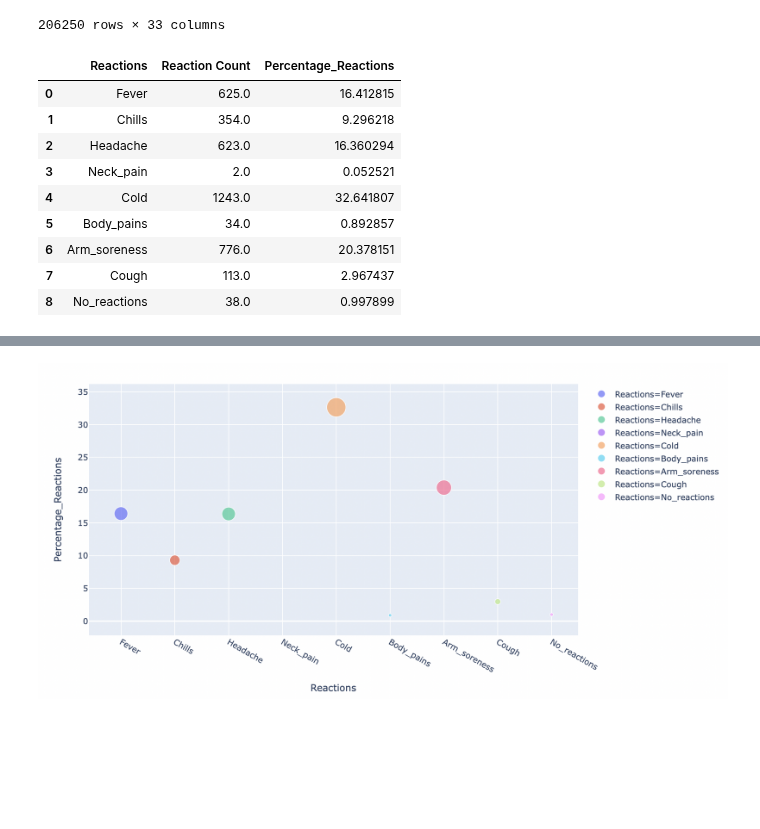
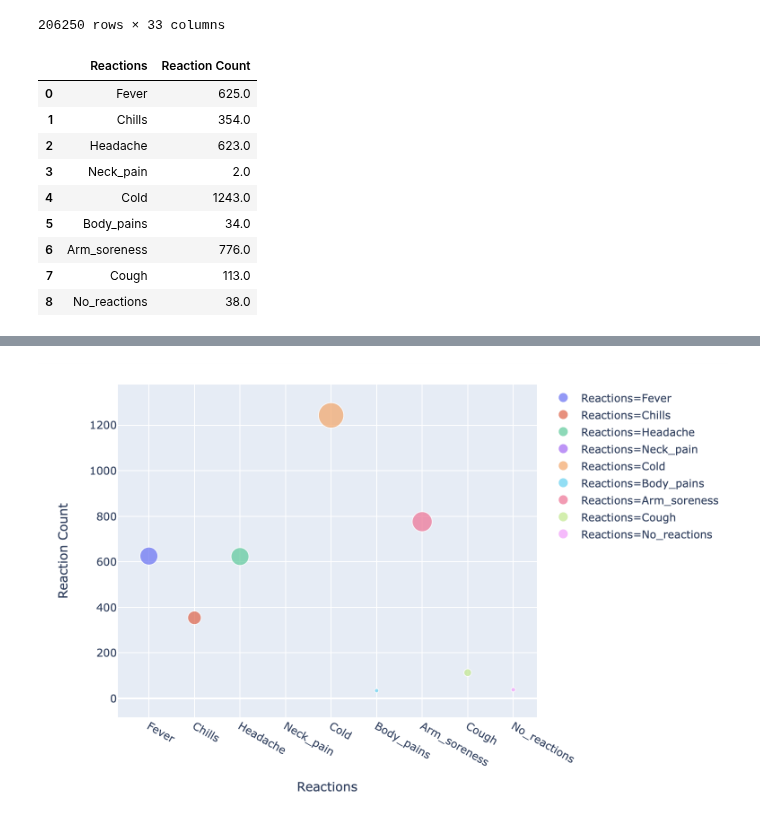
Before and after one commit to Nagmashaik123/Section203-Group06, a Jupyter notebook: Vacc_Reactions_Data_Modelling.ipynb, the cells around one changed output, grey strips where cells are left out. Drawn from its saved outputs; the diff is of its cells as text; code cells hidden in the pictures; blank space fills up the shorter version.

```diff
--- a/Vacc_Reactions_Data_Modelling.ipynb
+++ b/Vacc_Reactions_Data_Modelling.ipynb
@@ -90,19 +90,22 @@ dat_frame = data.drop(['ct1', 'ct2','ct3','ct4','ct5','ct6','ct7','ct8','ct9','c
 #aggrigating the results and storing into dictionary and representing it through data frame
 dict = dat_frame.sum(axis = 0, skipna = True)
 df = pd.DataFrame(list(dict.items()),columns = ['Reactions','Reaction Count'])
-df['Percentage_Reactions'] = (df['Reaction Count'] / df['Reaction Count'].sum()) * 100
-df
+df['Percentage_Reactions']=df['Reaction Count'].value_counts(normalize=True) * 100
-# %% [output]
-|  | Reactions | Reaction Count | Percentage_Reactions |
-| 0 | Fever | 625.0 | 16.412815 |
-| 1 | Chills | 354.0 | 9.296218 |
-| 2 | Headache | 623.0 | 16.360294 |
-| 3 | Neck_pain | 2.0 | 0.052521 |
-| 4 | Cold | 1243.0 | 32.641807 |
-| 5 | Body_pains | 34.0 | 0.892857 |
-| 6 | Arm_soreness | 776.0 | 20.378151 |
-| 7 | Cough | 113.0 | 2.967437 |
-| 8 | No_reactions | 38.0 | 0.997899 |
+# %%
+dict = dat_frame.sum(axis = 0, skipna = True)
+df = pd.DataFrame(list(dict.items()),columns = ['Reactions','Reaction Count'])
+df
+# %% [output]
+|  | Reactions | Reaction Count |
+| 0 | Fever | 625.0 |
+| 1 | Chills | 354.0 |
+| 2 | Headache | 623.0 |
+| 3 | Neck_pain | 2.0 |
+| 4 | Cold | 1243.0 |
+| 5 | Body_pains | 34.0 |
+| 6 | Arm_soreness | 776.0 |
+| 7 | Cough | 113.0 |
+| 8 | No_reactions | 38.0 |
 # %%
 # Plotting graphs for the reactions observed from the tweets using plotly
 import plotly.express as px
@@ -115,4 +118,4 @@ fig.show()
 # %% [output]
 [interactive output not drawn]
 # %% [markdown]
-![image.png](embedded-picture-1-old)
+![image.png](embedded-picture-1-new)
```
Also changed, not shown: parts of 1 cell of this notebook.
